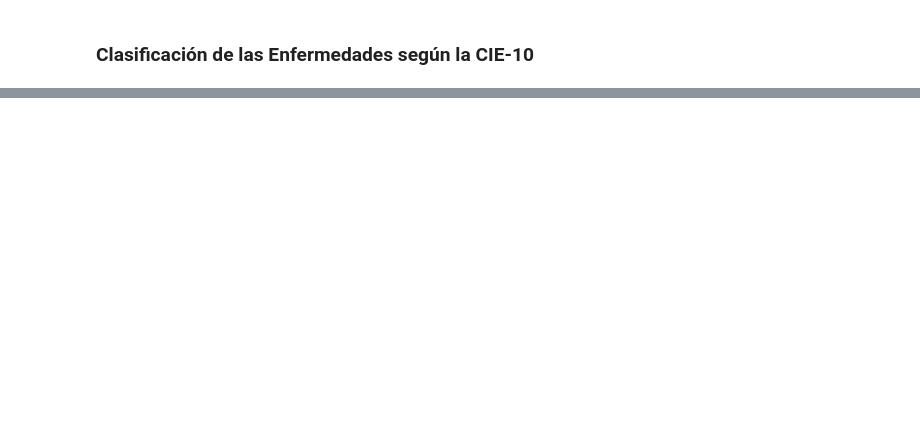
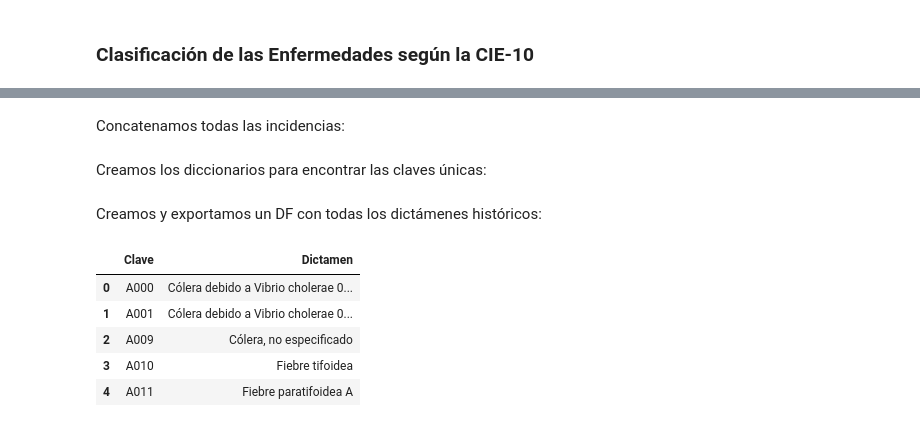
Before and after one commit to NayelySaldivar/DesafioData, a Jupyter notebook: DataMexico_Mortalidad.ipynb, the cells around one changed output, grey strips where cells are left out. Cells and saved outputs as stored; diff of their text form; code cells hidden in the pictures; blank space fills up the shorter version.

Commit message:
Catalogo de Enfermedades

```diff
--- a/DataMexico_Mortalidad.ipynb
+++ b/DataMexico_Mortalidad.ipynb
@@ -260,0 +238,44 @@ inmunosup=["B"+str(i)+str(j) for i in range(20,25) for j in range(0,10)]+['B24X'
+# %% [markdown]
+Concatenamos todas las incidencias:
+# %%
+cat_enfermedad=pd.read_csv(f'decatcausa{2012}.csv', encoding='latin-1')
+
+for i in range(2013,2020):
+    aux=pd.read_csv(f'decatcausa{i}.csv',encoding='latin-1')
+    cat_enfermedad=pd.concat([cat_enfermedad,aux])
+
+cat_enfermedad=cat_enfermedad.reset_index()
+# %% [markdown]
+Creamos los diccionarios para encontrar las claves únicas:
+# %%
+claves_duplicadas={}
+
+for i in range(len(cat_enfermedad)):
+    claves_duplicadas[cat_enfermedad['CVE'][i]]=str(cat_enfermedad['DESCRIP'][i])
+
+dict_no_duplicados = {}
+for key, value in claves_duplicadas.items():
+    if not value in dict_no_duplicados.values():
+        dict_no_duplicados[key] = value
+# %% [markdown]
+Creamos y exportamos un DF con todas los dictámenes históricos:
+# %%
+claves=pd.DataFrame(list(dict_no_duplicados.keys()),columns=['Clave'])
+
+desc=[]
+for i in claves['Clave']:
+    desc.append(dict_no_duplicados[str(i)])
+
+descr=pd.DataFrame(pd.Series(desc),columns=['Dictamen'])
+
+catalogo_completo=pd.concat([claves,descr],axis=1)
+
+catalogo_completo.to_csv('Catalogo_CIE_10.csv')
+catalogo_completo.head(5)
+# %% [output]
+|  | Clave | Dictamen |
+| 0 | A000 | Cólera debido a Vibrio cholerae 0... |
+| 1 | A001 | Cólera debido a Vibrio cholerae 0... |
+| 2 | A009 | Cólera, no especificado |
+| 3 | A010 | Fiebre tifoidea |
+| 4 | A011 | Fiebre paratifoidea A |
```
Also changed, not shown: parts of 16 cells of this notebook.
